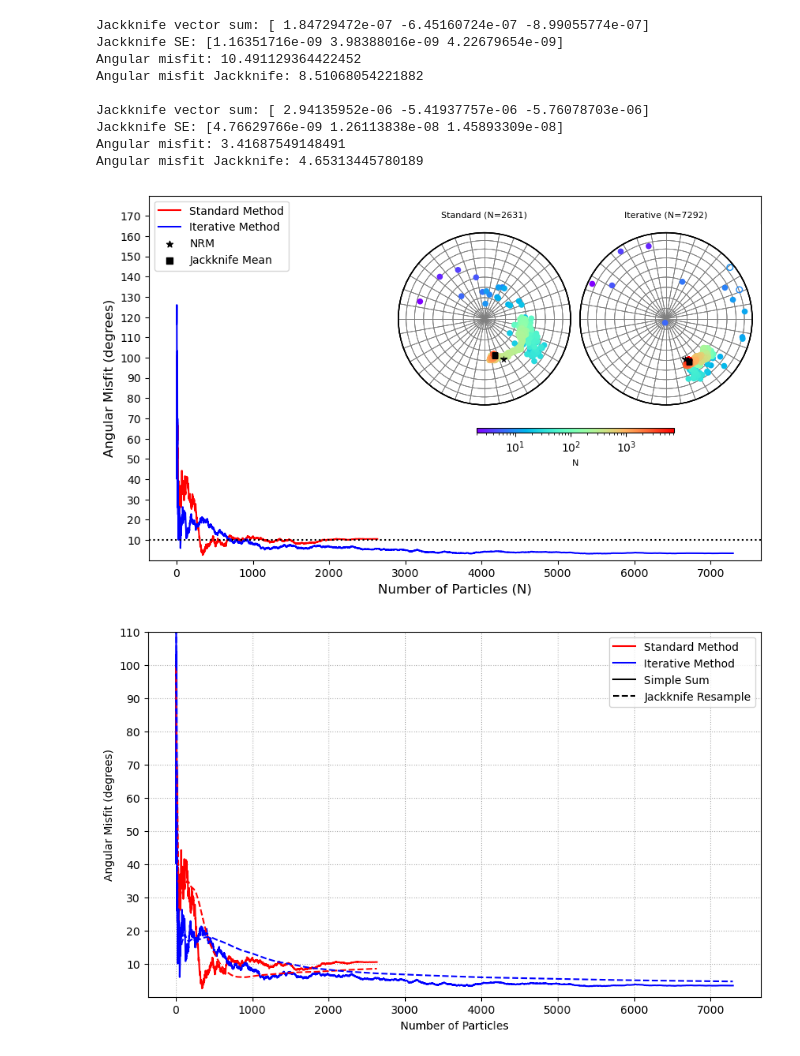
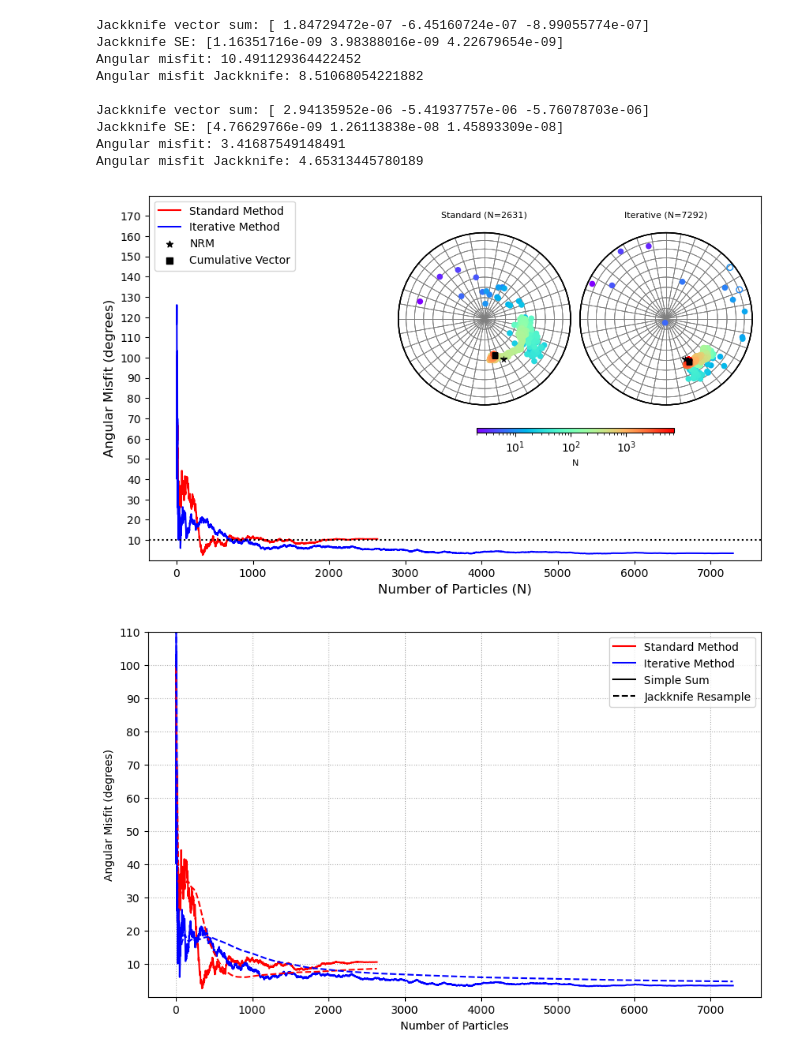
Before and after one commit to compgeolab/micromag-interfering-sources, a Jupyter notebook: code/basalt_sample/plot_stereograms_real_data.ipynb, the cells around one changed output. Cells and saved outputs as stored; diff of their text form; code cells hidden in the pictures.

```diff
--- a/code/basalt_sample/plot_stereograms_real_data.ipynb
+++ b/code/basalt_sample/plot_stereograms_real_data.ipynb
@@ -537,7 +537,7 @@ ax.plot(num_particles_iterative, angular_distance_iterative, label='Iterative Me
 ax.set_xlabel('Number of Particles (N)', fontsize=12)
 ax.set_ylabel('Angular Misfit (degrees)', fontsize=12)
 ax.scatter([],[], marker='*',label='NRM', c='k')
-ax.scatter([],[], marker='s',label='Jackknife Mean', c='k')
+ax.scatter([],[], marker='s',label='Cumulative Vector', c='k')
 ax.axhline(y=10, xmin=2/5000, xmax=1, color='k', ls='dotted')
 ax.legend(loc='upper left')
 
@@ -586,34 +586,34 @@ for pos, (title, (inc, dec, vector_sum, jack)) in zip(projection_positions, zip(
     # Configurar kwargs para o scatter plot
     kwargs = dict(s=30, cmap=cmap, vmin=2, vmax=maximum, cmap_norm=cmap_norm)
 
     # Plotar a projeção estereográfica no inset
     tmp = projection.plot(ax=inset_ax, add_ticks=False,  **kwargs)
     tmp_R = projection_R.plot(ax=inset_ax, add_ticks=False, s=50, marker='*')
     tmp_J = projection_J.plot(ax=inset_ax, add_ticks=False, s=30, marker='s')
 
     # Adicionar a quantidade de fontes no título
     num_sources = len(inc)
     inset_ax.set_title(f"{title} (N={num_sources})", fontsize=8)
 # Configuração da barra de cores compartilhada
 clb = fig.colorbar(
     tmp,
     ax=ax,
     # cax=fig.add_axes([0.5, 0.3, 0.25, 0.01]),
     cax=fig.add_axes([0.54, 0.38, 0.25, 0.01]),
     # format="%.0g",
     orientation="horizontal",
 )
 clb.set_label(label="N", fontsize=8)
 clb.ax.tick_params(labelsize=10)
 
 ax.set_yticks(np.arange(10,180,10))
 ax.set_ylim(0,180)
 # plt.tight_layout()  # Ajusta o layout automaticamente
 # ax.grid(True)
 fig.savefig(fig_dir / "basalt-data-stereoplot.png", dpi=300, facecolor='w', bbox_inches='tight')
 plt.show()
 # %% [output]
-[figure, old version]
+[figure, new version]
 # %%
 import numba
 import numpy as np
```
Also changed, not shown: parts of 1 cell of this notebook, 4 other files.
